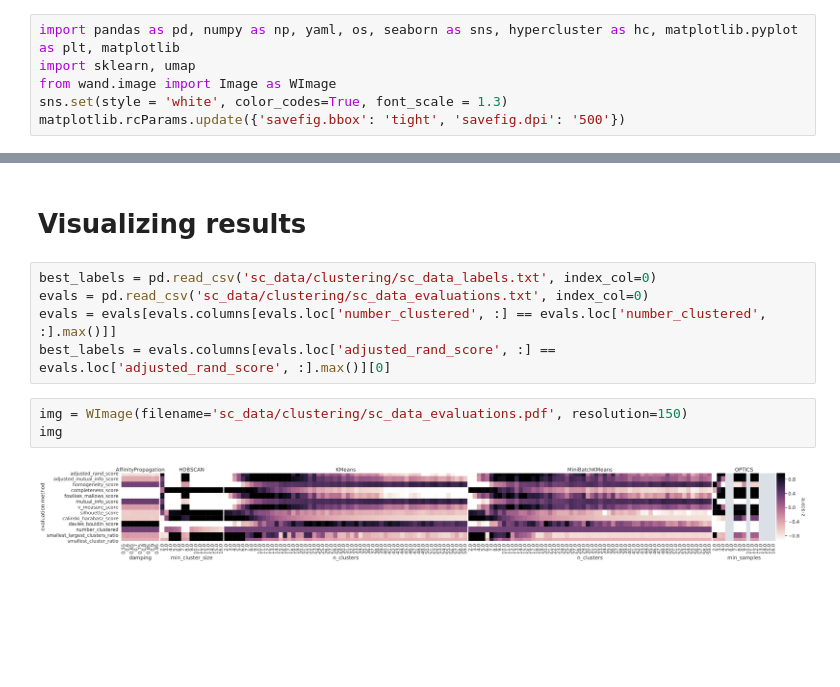
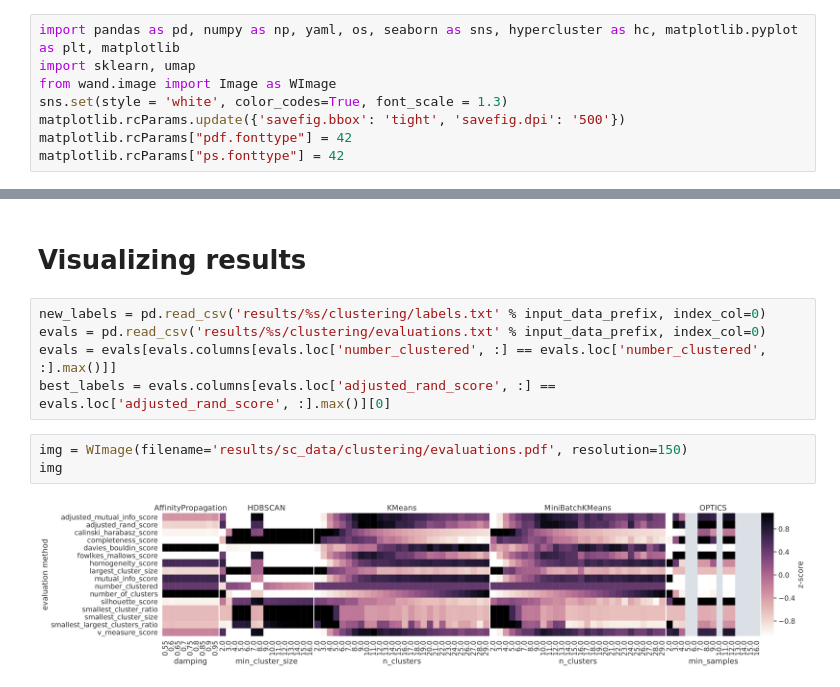
Before and after one commit to liliblu/hypercluster, a Jupyter notebook: examples/snakemake_scRNA_example/scRNA-seq_example.ipynb, the cells around one changed output, grey strips where cells are left out. Drawn from its saved outputs; the diff is of its cells as text; blank space fills up the shorter version.

```diff
--- a/examples/snakemake_scRNA_example/scRNA-seq_example.ipynb
+++ b/examples/snakemake_scRNA_example/scRNA-seq_example.ipynb
@@ -6,6 +6,8 @@ import sklearn, umap
 from wand.image import Image as WImage
 sns.set(style = 'white', color_codes=True, font_scale = 1.3)
 matplotlib.rcParams.update({'savefig.bbox': 'tight', 'savefig.dpi': '500'})
+matplotlib.rcParams["pdf.fonttype"] = 42
+matplotlib.rcParams["ps.fonttype"] = 42
 # %% [markdown]
 # Read in data and make input tables
 # %%
@@ -55,15 +74,15 @@ WARNING: $PATH does not agree with $PATH_modshare counter. The following directo
 # %% [markdown]
 # Visualizing results
 # %%
-best_labels = pd.read_csv('sc_data/clustering/sc_data_labels.txt', index_col=0)
-evals = pd.read_csv('sc_data/clustering/sc_data_evaluations.txt', index_col=0)
+new_labels = pd.read_csv('results/%s/clustering/labels.txt' % input_data_prefix, index_col=0)
+evals = pd.read_csv('results/%s/clustering/evaluations.txt' % input_data_prefix, index_col=0)
 evals = evals[evals.columns[evals.loc['number_clustered', :] == evals.loc['number_clustered', :].max()]]
 best_labels = evals.columns[evals.loc['adjusted_rand_score', :] == evals.loc['adjusted_rand_score', :].max()][0]
 # %%
-img = WImage(filename='sc_data/clustering/sc_data_evaluations.pdf', resolution=150)
+img = WImage(filename='results/sc_data/clustering/evaluations.pdf', resolution=150)
 img
 # %% [output]
-[figure, old version]
+[figure, new version]
 # %%
 reducer = umap.UMAP()
 embedding = reducer.fit_transform(df)
```
Also changed, not shown: parts of 6 cells of this notebook, 4 other files.
